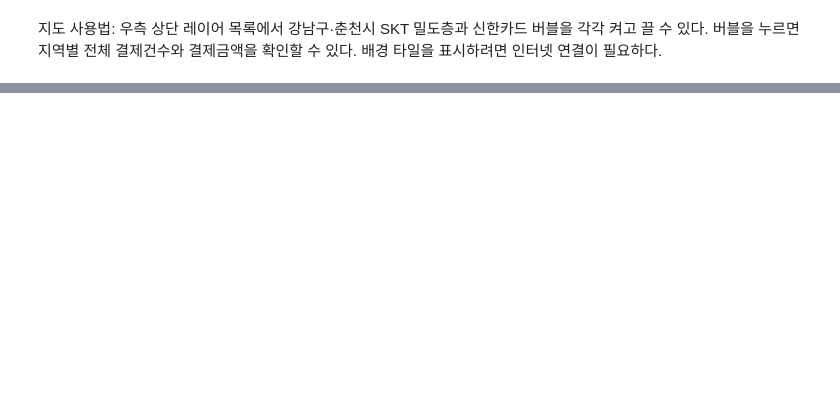
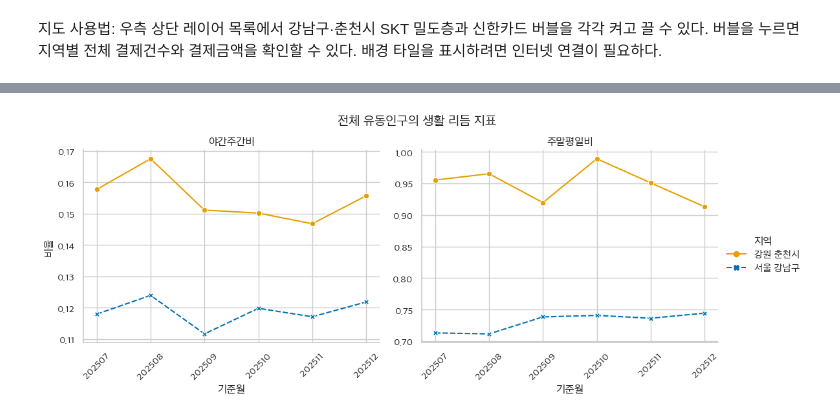
Before and after one commit to Team-Hambugi-Lab/bigcontest-social-isolation, a Jupyter notebook: notebooks/260922_EDA_provided_data_ljy.ipynb, the cells around one changed output, grey strips where cells are left out. Saved outputs shown, nothing was run; the diff lists cells and outputs as text; code cells hidden in the pictures; blank space fills up the shorter version.

```diff
--- a/notebooks/260922_EDA_provided_data_ljy.ipynb
+++ b/notebooks/260922_EDA_provided_data_ljy.ipynb
@@ -524,0 +992,87 @@ data_map
+# %%
+time_columns = [f"TMST_{hour:02d}" for hour in range(24)]
+weekday_columns = [
+    "FLOW_POP_CNT_MON",
+    "FLOW_POP_CNT_TUS",
+    "FLOW_POP_CNT_WED",
+    "FLOW_POP_CNT_THU",
+    "FLOW_POP_CNT_FRI",
+    "FLOW_POP_CNT_SAT",
+    "FLOW_POP_CNT_SUN",
+]
+
+
+def add_inferred_region(frame):
+    longitude, _ = transformer.transform(
+        frame["X_COORD"].to_numpy(), frame["Y_COORD"].to_numpy()
+    )
+    return frame.assign(
+        지역=np.where(longitude < longitude_cutoff, "서울 강남구", "강원 춘천시")
+    )
+
+
+time_parts = []
+weekday_parts = []
+for path in SK_FILES:
+    if "flow_time" in path.name:
+        frame = pd.read_csv(
+            path,
+            sep="|",
+            encoding="utf-8-sig",
+            usecols=["STD_YM", "X_COORD", "Y_COORD", *time_columns],
+        ).drop_duplicates()
+        frame = add_inferred_region(frame)
+        grouped = frame.groupby(["STD_YM", "지역"], as_index=False)[time_columns].sum()
+        grouped["야간주간비"] = grouped[time_columns[:6]].mean(axis=1) / grouped[
+            time_columns[6:18]
+        ].mean(axis=1)
+        time_parts.append(grouped[["STD_YM", "지역", "야간주간비"]])
+    elif "flow_wkdy" in path.name:
+        frame = pd.read_csv(
+            path,
+            sep="|",
+            encoding="utf-8-sig",
+            usecols=["STD_YM", "X_COORD", "Y_COORD", *weekday_columns],
+        ).drop_duplicates()
+        frame = add_inferred_region(frame)
+        grouped = frame.groupby(["STD_YM", "지역"], as_index=False)[weekday_columns].sum()
+        grouped["주말평일비"] = grouped[weekday_columns[-2:]].mean(axis=1) / grouped[
+            weekday_columns[:5]
+        ].mean(axis=1)
+        weekday_parts.append(grouped[["STD_YM", "지역", "주말평일비"]])
+
+rhythm = pd.concat(time_parts).merge(
+    pd.concat(weekday_parts), on=["STD_YM", "지역"], validate="one_to_one"
+).rename(columns={"STD_YM": "기준월"})
+rhythm["기준월"] = rhythm["기준월"].astype(str)
+
+rhythm_long = rhythm.melt(
+    id_vars=["기준월", "지역"],
+    value_vars=["야간주간비", "주말평일비"],
+    var_name="지표",
+    value_name="비율",
+)
+chart = sns.relplot(
+    data=rhythm_long,
+    x="기준월",
+    y="비율",
+    hue="지역",
+    style="지역",
+    col="지표",
+    kind="line",
+    markers=True,
+    facet_kws={"sharey": False},
+    height=4,
+    aspect=1.35,
+    palette=region_colors,
+)
+chart.set_axis_labels("기준월", "비율")
+chart.set_titles("{col_name}")
+for ax in chart.axes.flat:
+    ax.tick_params(axis="x", rotation=45)
+chart.figure.suptitle("전체 유동인구의 생활 리듬 지표", y=1.04)
+plt.show()
+
+rhythm.round(4)
+# %% [output]
+[figure, added]
```
Also changed, not shown: parts of 22 cells of this notebook.
